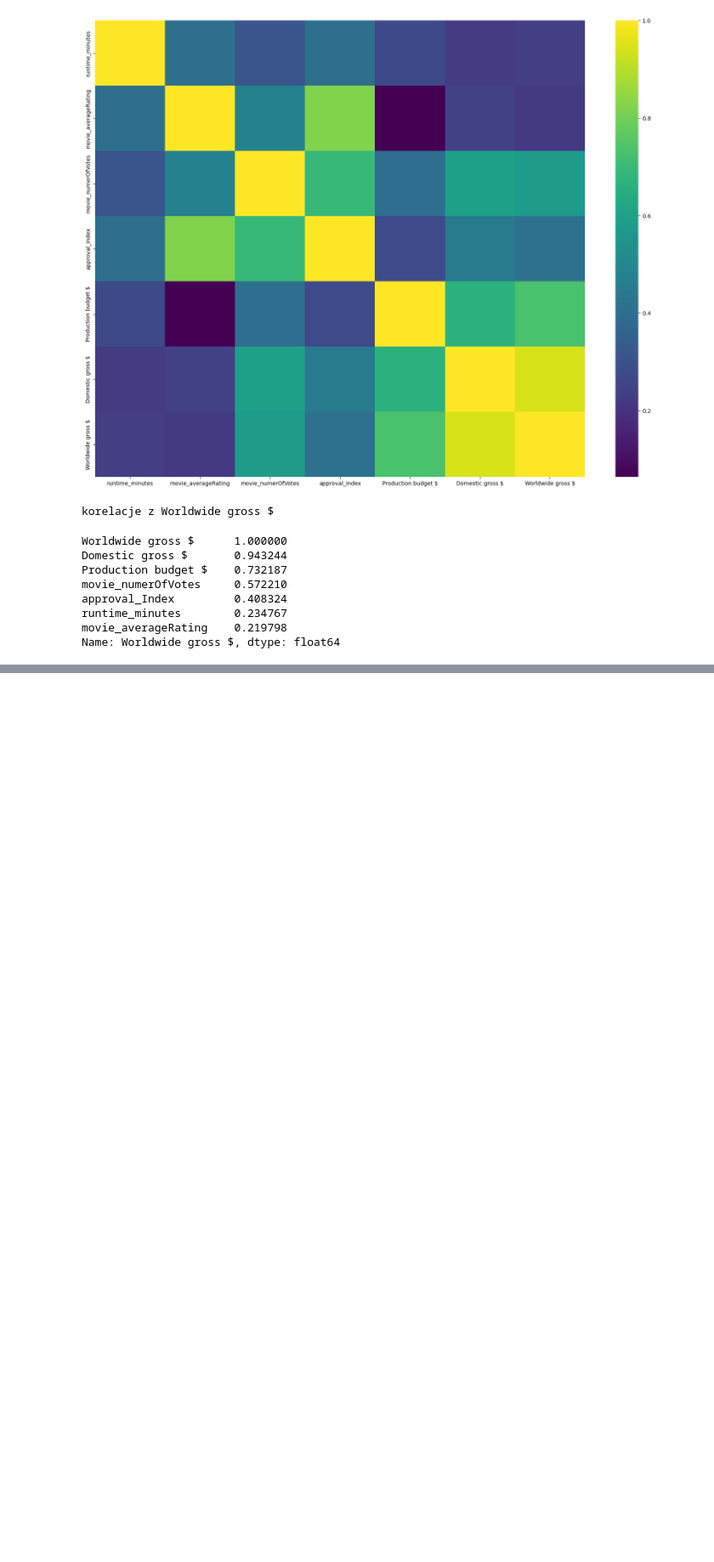
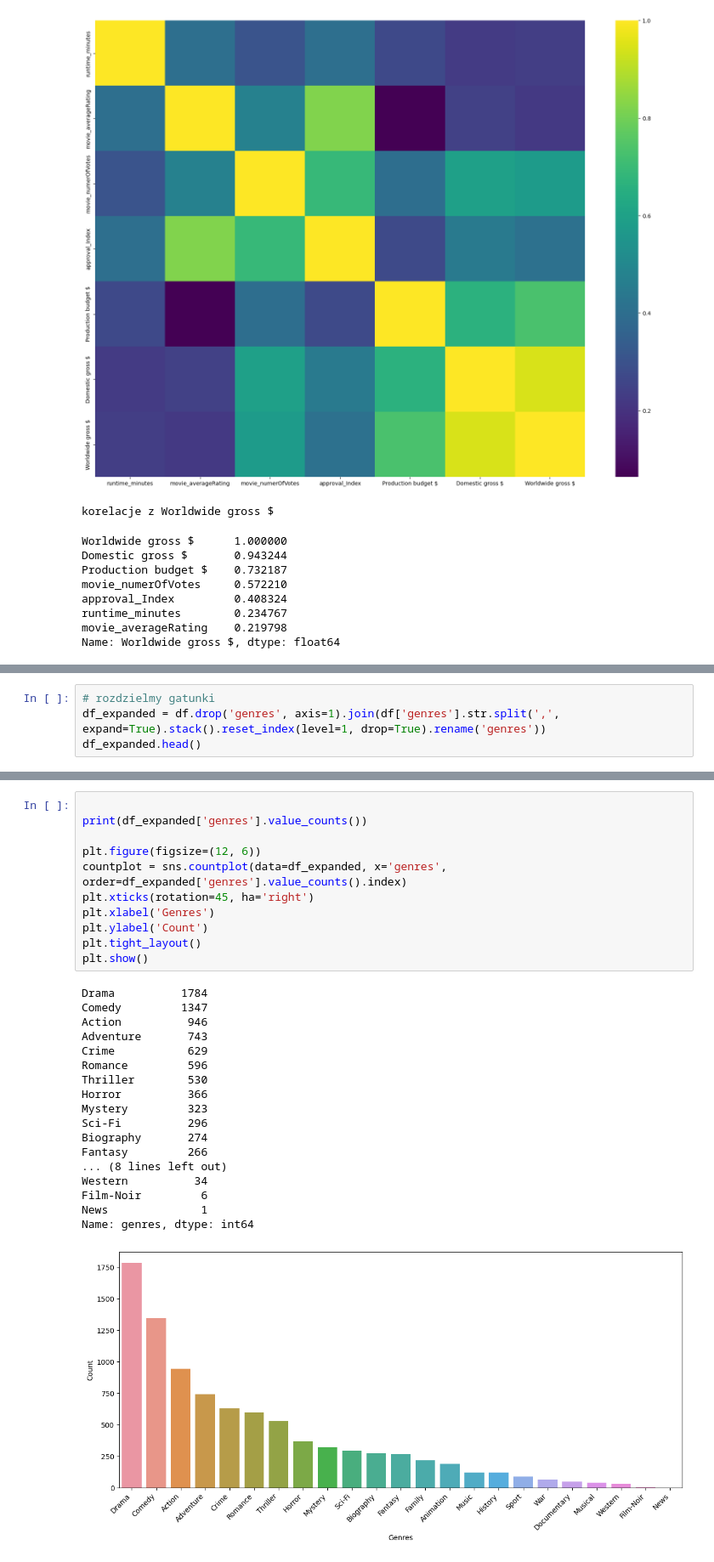
Before and after one commit to kaminskaz/PROJEKT2_ML_klasteryzacja, a Jupyter notebook: KM1/EDA_Z.ipynb, the cells around one changed output, grey strips where cells are left out. Shown at 85% size. Cells and saved outputs as stored; diff of their text form; blank space fills up the shorter version.

```diff
--- a/KM1/EDA_Z.ipynb
+++ b/KM1/EDA_Z.ipynb
@@ -145,0 +242,4 @@ Name: Worldwide gross $, dtype: float64
+# %%
+# rozdzielmy gatunki
+df_expanded = df.drop('genres', axis=1).join(df['genres'].str.split(',', expand=True).stack().reset_index(level=1, drop=True).rename('genres'))
+df_expanded.head()
@@ -145,0 +268,30 @@ Name: Worldwide gross $, dtype: float64
+# %%
+
+print(df_expanded['genres'].value_counts())
+
+plt.figure(figsize=(12, 6))
+countplot = sns.countplot(data=df_expanded, x='genres', order=df_expanded['genres'].value_counts().index)
+plt.xticks(rotation=45, ha='right')
+plt.xlabel('Genres')
+plt.ylabel('Count')
+plt.tight_layout()
+plt.show()
+# %% [output]
+Drama          1784
+Comedy         1347
+Action          946
+Adventure       743
+Crime           629
+Romance         596
+Thriller        530
+Horror          366
+Mystery         323
+Sci-Fi          296
+Biography       274
+Fantasy         266
+... (8 lines left out)
+Western          34
+Film-Noir         6
+News              1
+Name: genres, dtype: int64
+[figure, added]
```
Also changed, not shown: parts of 25 cells of this notebook.
